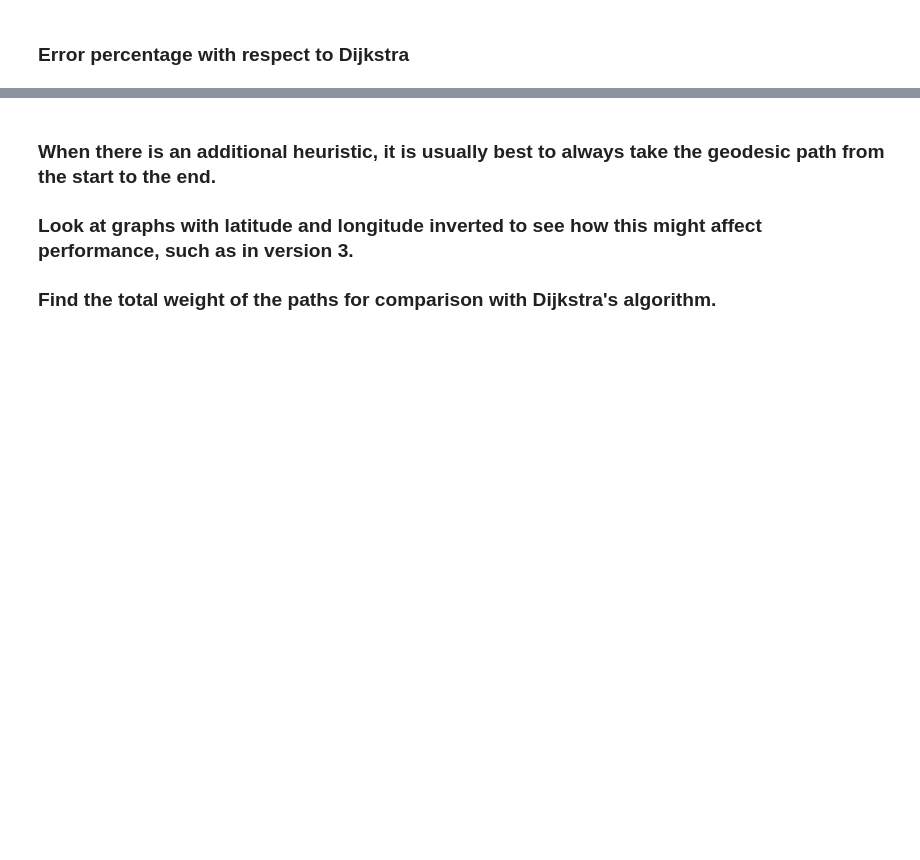
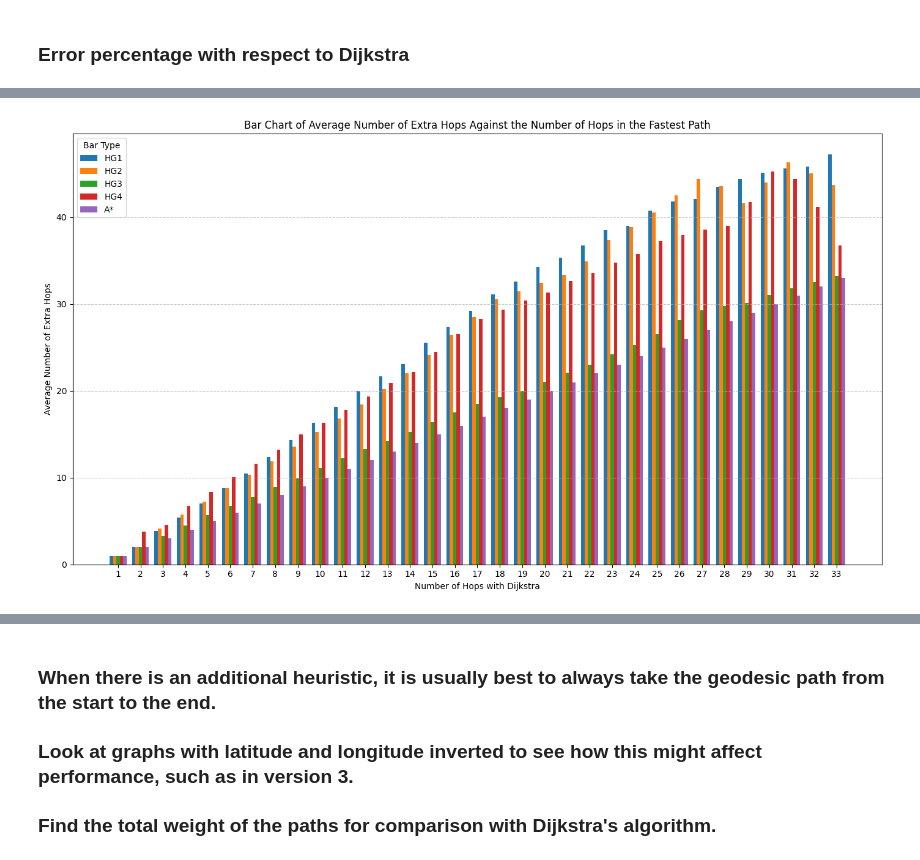
Before and after one commit to dylanljs04/human-gazed-algo, a Jupyter notebook: new_main.ipynb, the cells around one changed output, grey strips where cells are left out. Cells and saved outputs as stored; diff of their text form; code cells hidden in the pictures; blank space fills up the shorter version.

Commit message:
Plotted data of number of hops agaisnt dijkstra

```diff
--- a/new_main.ipynb
+++ b/new_main.ipynb
@@ -501,0 +484,18 @@ def HG_error(L1, L2):  # The error rate of HG, where L1 is the control group and
+# %%
+import numpy as np
+max_len = []
+graph = 0
+for i in range(len(real_top)):
+    for j in range(len(dg_paths[f"DG_{i}"])):
+            max_len.append(len(dg_paths[f"DG_{i}"][j]))
+
+max_len.sort()
+print(max_len)
+
+first_quartile = np.percentile(max_len, 25)
+median = np.percentile(max_len, 50)
+third_quartile = np.percentile(max_len, 75)
+
+print("First Quartile:", first_quartile)
+print("Median:", median)
+print("Third Quartile:", third_quartile)
@@ -512,0 +539,78 @@ for i in range(len(real_top)):
+# %%
+"""
+Graph Plottting:
+1. Plotting the average number of extra hops based on the fastest path
+2. Plotting the average number of hops against the fastest path number of hops
+3. Plot distance of graph in km agaisnt edge density
+"""
+
+# This is the first graph
+hops_differences = {}
+print(len(dg_paths))
+for j in range(len(real_top)):
+    for i in range(len(dg_paths[f"DG_{j}"])):
+        path = dg_paths[f"DG_{j}"][i]
+        hg1_error = len(hg1_paths[f"HG1_{j}"][i])
+        hg2_error = len(hg2_paths[f"HG2_{j}"][i])
+        hg3_error = len(hg3_paths[f"HG3_{j}"][i])
+        hg4_error = len(hg4_paths[f"HG4_{j}"][i])
+        a_error = len(astar_paths[f"A_{j}"][i])
+
+        if len(path) not in hops_differences:
+            hops_differences[len(path)] = [hg1_error, hg2_error, hg3_error, hg4_error, a_error, 1]
+        else:
+            hops_differences[len(path)][0] += hg1_error
+            hops_differences[len(path)][1] += hg2_error
+            hops_differences[len(path)][2] += hg3_error
+            hops_differences[len(path)][3] += hg4_error
+            hops_differences[len(path)][4] += a_error
+            hops_differences[len(path)][5] += 1
+
+for i in hops_differences:
+    hops_differences[i][0] /= hops_differences[i][5]
+    hops_differences[i][1] /= hops_differences[i][5]
+    hops_differences[i][2] /= hops_differences[i][5]
+    hops_differences[i][3] /= hops_differences[i][5]
+    hops_differences[i][4] /= hops_differences[i][5]
+
+hops_differences = dict(sorted(hops_differences.items()))
+
+
+""" Plot the average number of extra hops against the number of hops in the fastest path (DG) """
+
+# Prepare data for plotting
+keys = list(hops_differences.keys())
+values = [v[:5] for v in hops_differences.values()]  # Use only the first 5 values per key
+
+# Create the figure
+fig, ax = plt.subplots(figsize=(14, 8))
+
+# Define x locations for each group of 5 bars
+x = np.arange(len(keys))  # Position of groups on x-axis
+bar_width = 0.15  # Width of each bar
+num_bars = 5  # Number of bars per group
+
+# Define custom labels for the legend
+labels = ['HG1', 'HG2', 'HG3', 'HG4', 'A*']
+
+# Plot each of the 5 bars for all keys
+for i in range(num_bars):
+    bar_positions = x + i * bar_width  # Offset each bar
+    bar_values = [v[i] for v in values]
+    ax.bar(bar_positions, bar_values, bar_width, label=labels[i])
+
+# Set x-ticks to the middle of the grouped bars
+ax.set_xticks(x + bar_width * (num_bars - 1) / 2)
+ax.set_xticklabels(keys)
+
+# Add labels, title, and legend
+plt.xlabel('Number of Hops with Dijkstra')
+plt.ylabel('Average Number of Extra Hops')
+plt.title('Bar Chart of Average Number of Extra Hops Against the Number of Hops in the Fastest Path')
+plt.legend(title="Bar Type")
+plt.grid(axis='y', linestyle='--', alpha=0.7)
+
+# Show the plot
+plt.tight_layout()
+plt.show()
+# %% [output]
@@ -512,0 +618 @@ for i in range(len(real_top)):
+[figure, added]
```
Also changed, not shown: parts of 22 cells of this notebook, 4 other files.
